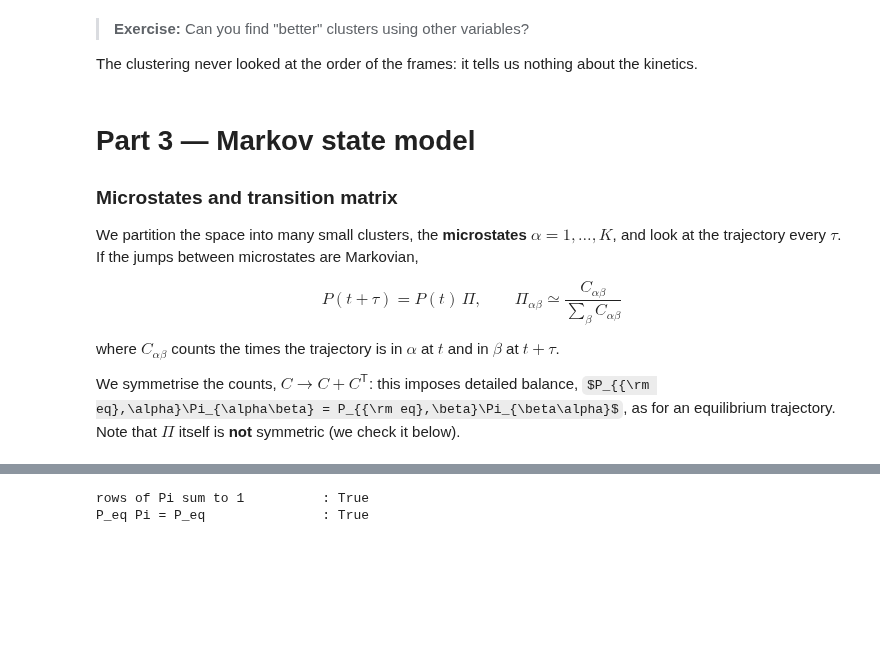
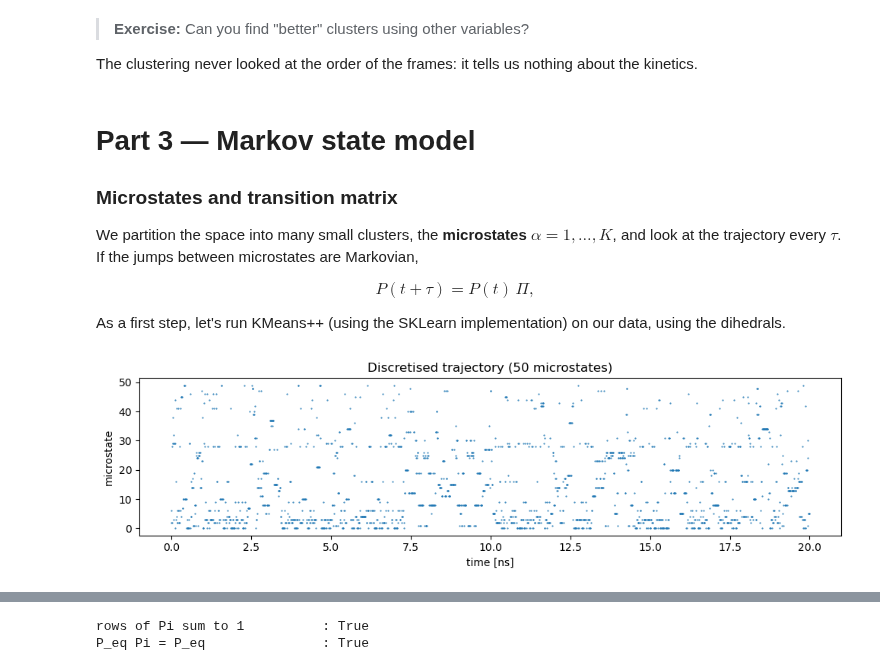
Before and after one commit to vdeltatto/CompBioSchool, a Jupyter notebook: Day_5/day5_handson_clustering_msm.ipynb, the cells around one changed output, grey strips where cells are left out. Saved outputs shown, nothing was run; the diff lists cells and outputs as text; code cells hidden in the pictures; some formulas as TeX source; blank space fills up the shorter version.

```diff
--- a/Day_5/day5_handson_clustering_msm.ipynb
+++ b/Day_5/day5_handson_clustering_msm.ipynb
@@ -334,10 +334,18 @@ The clustering never looked at the order of the frames: it tells us nothing abou
 We partition the space into many small clusters, the **microstates** $\alpha = 1,\dots,K$, and look at
 the trajectory every $\tau$. If the jumps between microstates are Markovian,
 
-$$P(t+\tau) = P(t)\,\Pi, \qquad \Pi_{\alpha\beta} \simeq \frac{C_{\alpha\beta}}{\sum_\beta C_{\alpha\beta}}$$
+$$P(t+\tau) = P(t)\,\Pi, \qquad $$
 
-where $C_{\alpha\beta}$ counts the times the trajectory is in $\alpha$ at $t$ and in $\beta$ at $t+\tau$.
-
-We symmetrise the counts, $C \to C + C^{\mathsf T}$: this imposes detailed balance,
-$P_{{\rm eq},\alpha}\Pi_{\alpha\beta} = P_{{\rm eq},\beta}\Pi_{\beta\alpha}$, as for an equilibrium
-trajectory. Note that $\Pi$ itself is **not** symmetric (we check it below).
+As a first step, let's run KMeans++ (using the SKLearn implementation) on our data, using the dihedrals.
+# %%
+K = 50                                     # number of microstates
+micro_model = KMeans(n_clusters=K, n_init=20, random_state=0).fit(X)
+micro = micro_model.labels_                # microstate of each frame
+
+# discretised trajectory: the microstate visited at each frame
+fig, ax = plt.subplots(figsize=(10, 3))
+ax.plot(np.arange(len(micro)) * DT / 1000, micro, ".", ms=1)
+ax.set(xlabel="time [ns]", ylabel="microstate", title=f"Discretised trajectory ({K} microstates)")
+plt.tight_layout()
+# %% [output]
+[figure, added]
```
Also changed, not shown: parts of 8 cells of this notebook.
